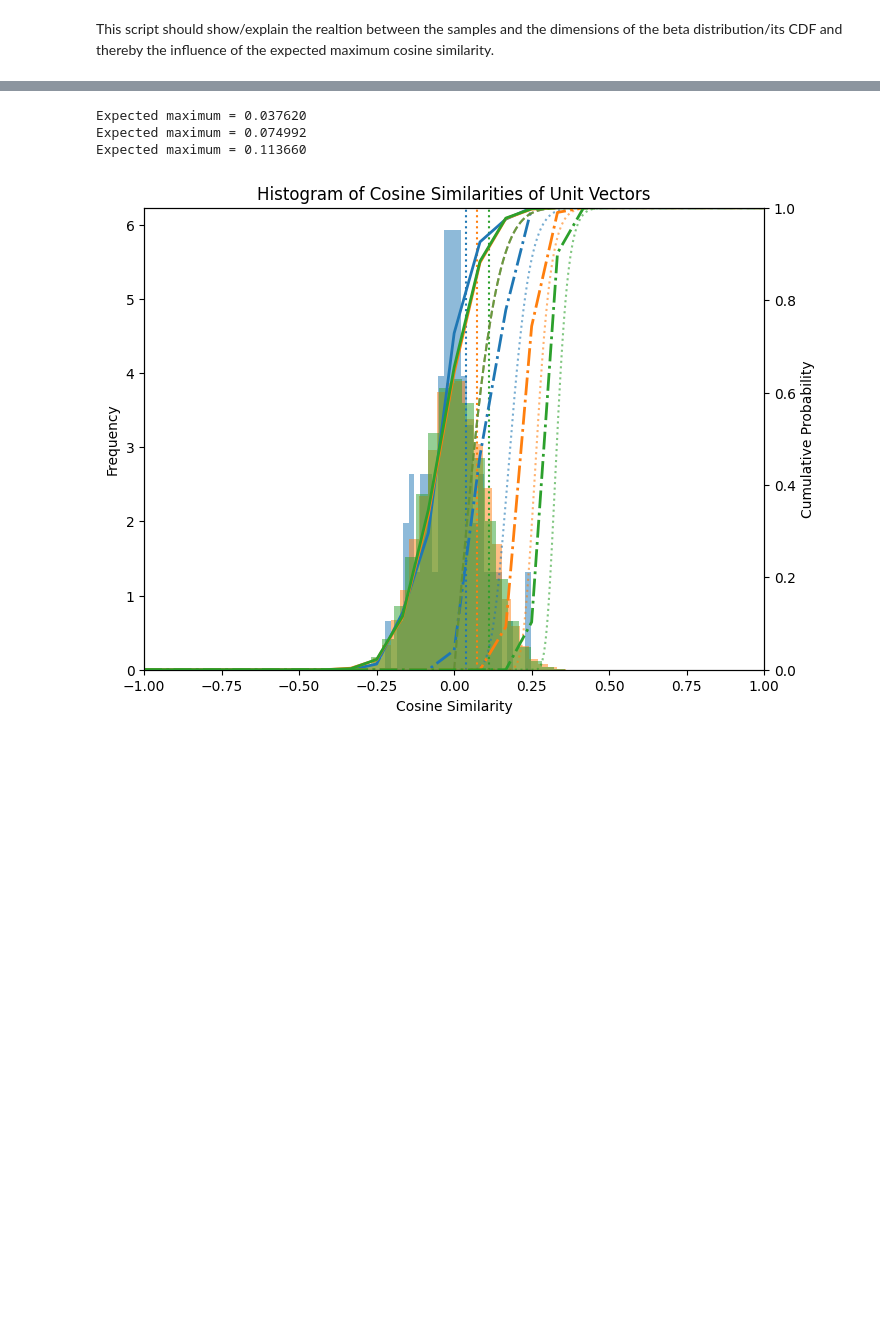
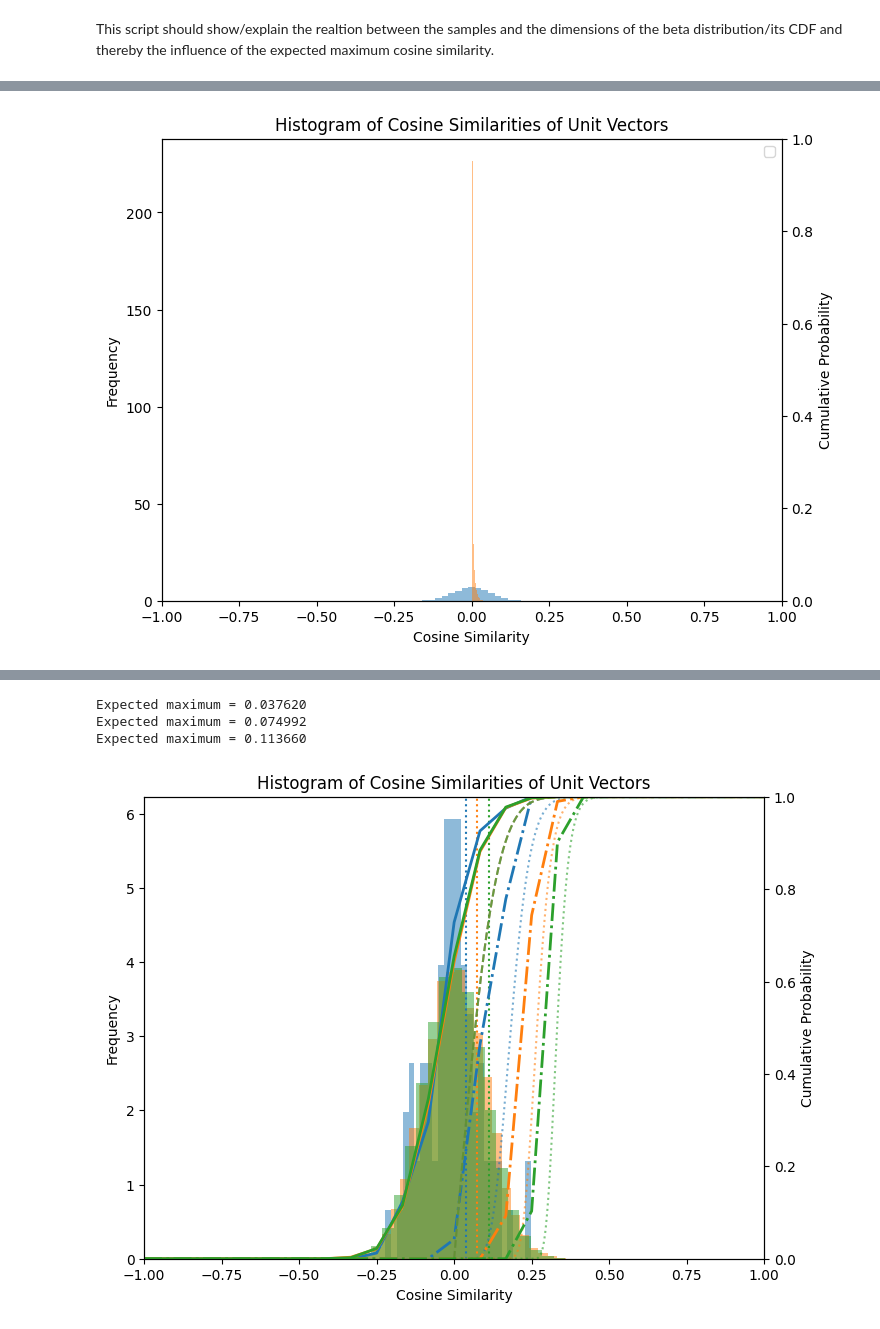
Before and after one commit to Johanna-Engeln/masterthesis_velocity, a Jupyter notebook: script/0707_incompleteBeta.ipynb, the cells around one changed output, grey strips where cells are left out. Cells and saved outputs as stored; diff of their text form; code cells hidden in the pictures; blank space fills up the shorter version.

```diff
--- a/script/0707_incompleteBeta.ipynb
+++ b/script/0707_incompleteBeta.ipynb
@@ -80,0 +37,34 @@ Expected maximum = 0.039097
+# %%
+fig, ax1 = plt.subplots(figsize=(8, 6))
+ax2 = ax1.twinx()
+
+cosine_similarities = []
+for re in range(n):
+    random_points = [random_point_on_unit_sphere(d) for _ in range(n)]
+
+    first_item = random_points[re]
+    for j in range(1, len(random_points)):
+        if j == re:
+            continue
+        dot_product = np.dot(first_item, random_points[j])
+        cosine_similarities.append(dot_product)
+
+#r = cumfreq(cosine_similarities, numbins=25, defaultreallimits=(-1, 1))
+#x = r.lowerlimit + np.linspace(0, r.binsize * r.cumcount.size, r.cumcount.size)
+#cdf = r.cumcount / r.cumcount[-1]
+#c = cdf ** n          # added this later after the velocity meeting
+
+beta_like = [x**2 for x in cosine_similarities]
+
+ax1.hist(cosine_similarities, bins=25, label=f"n = {n}", alpha=0.5, density=True)
+ax1.hist(beta_like, bins=25, label=f"n = {n} (squared)", alpha=0.5, density=True)
+plt.title("Histogram of Cosine Similarities of Unit Vectors")
+ax1.set_xlabel("Cosine Similarity")
+ax1.set_ylabel("Frequency")
+ax2.set_ylabel("Cumulative Probability")
+plt.xlim(-1, 1)
+ax2.set_ylim(0, 1)
+plt.legend()
+plt.show()
+# %% [output]
+[figure, added]
```
Also changed, not shown: parts of 6 cells of this notebook, 1 other file.
